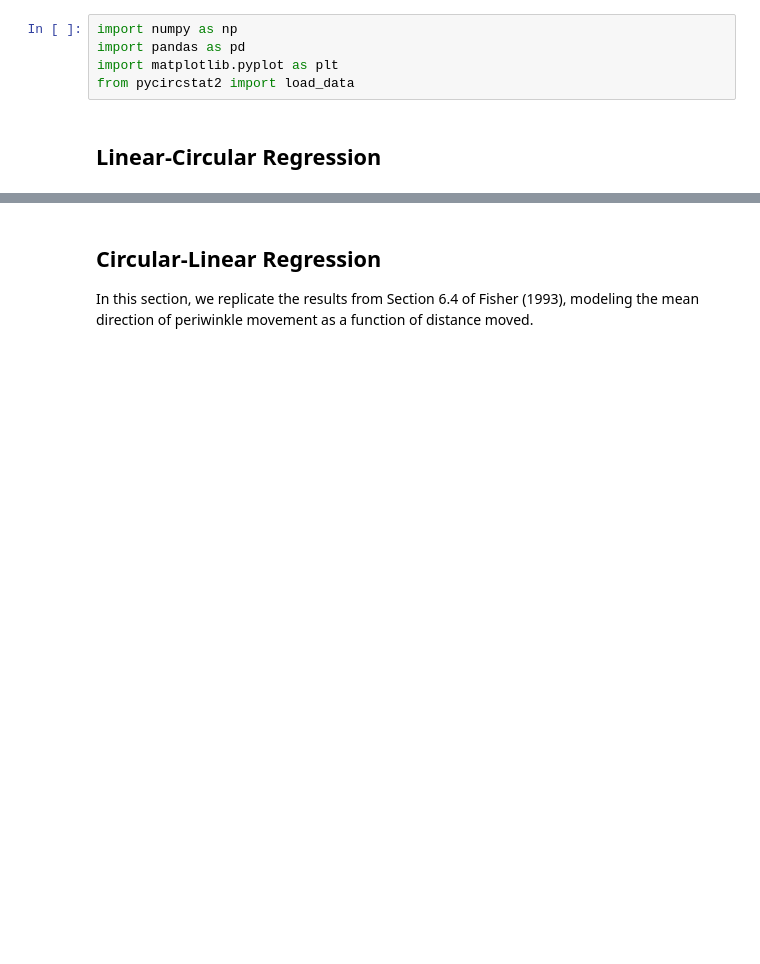
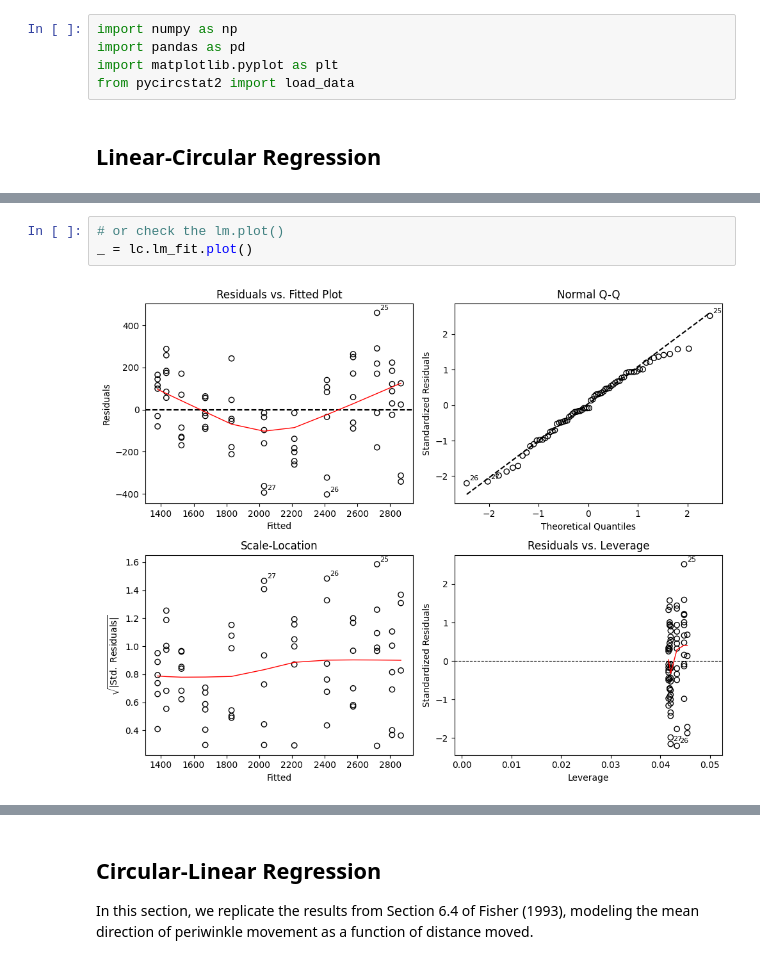
Before and after one commit to circstat/pycircstat2, a Jupyter notebook: examples/T4-regression.ipynb, the cells around one changed output, grey strips where cells are left out. Cells and saved outputs as stored; diff of their text form; blank space fills up the shorter version.

```diff
--- a/examples/T4-regression.ipynb
+++ b/examples/T4-regression.ipynb
@@ -35 +38,6 @@ Phase in radians; SEs and CIs from the delta method on (cos, sin) coefficients.
+# %%
+# or check the lm.plot()
+_ = lc.lm_fit.plot()
+# %% [output]
+[figure, added]
 # %%
```
Also changed, not shown: parts of 8 cells of this notebook, 2 other files.
